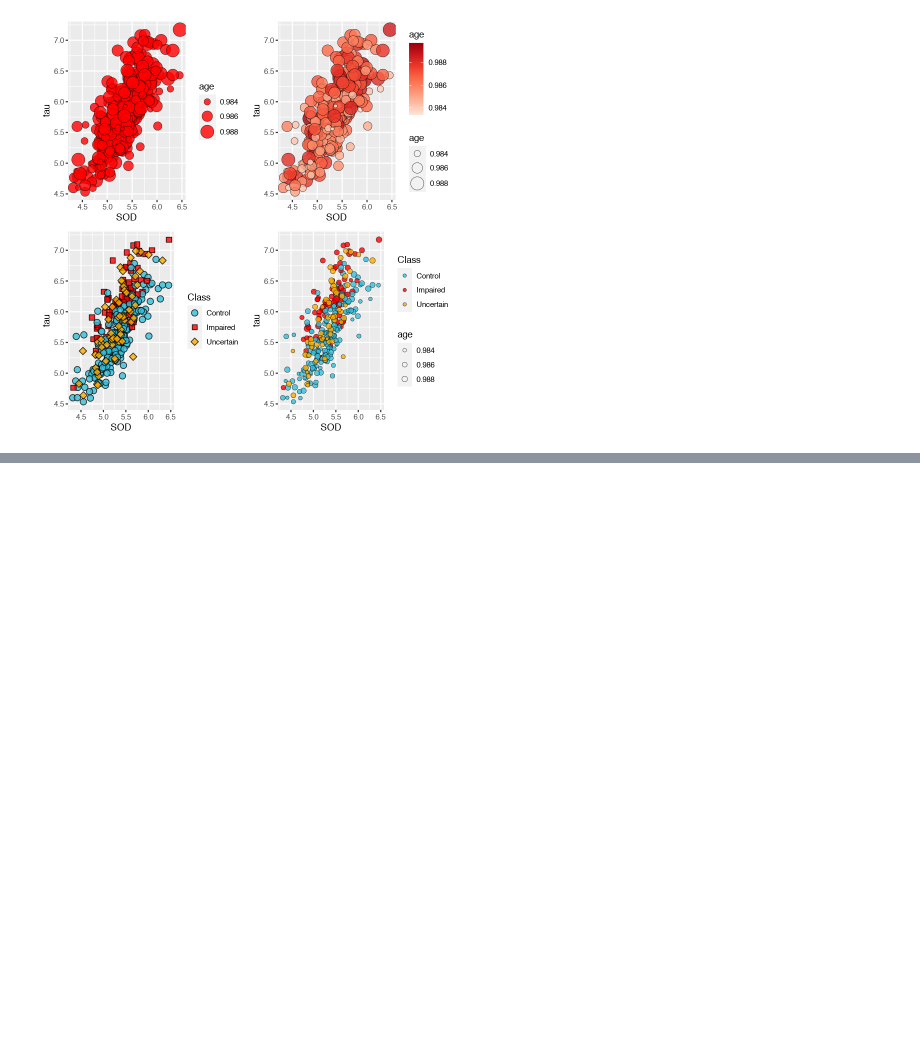
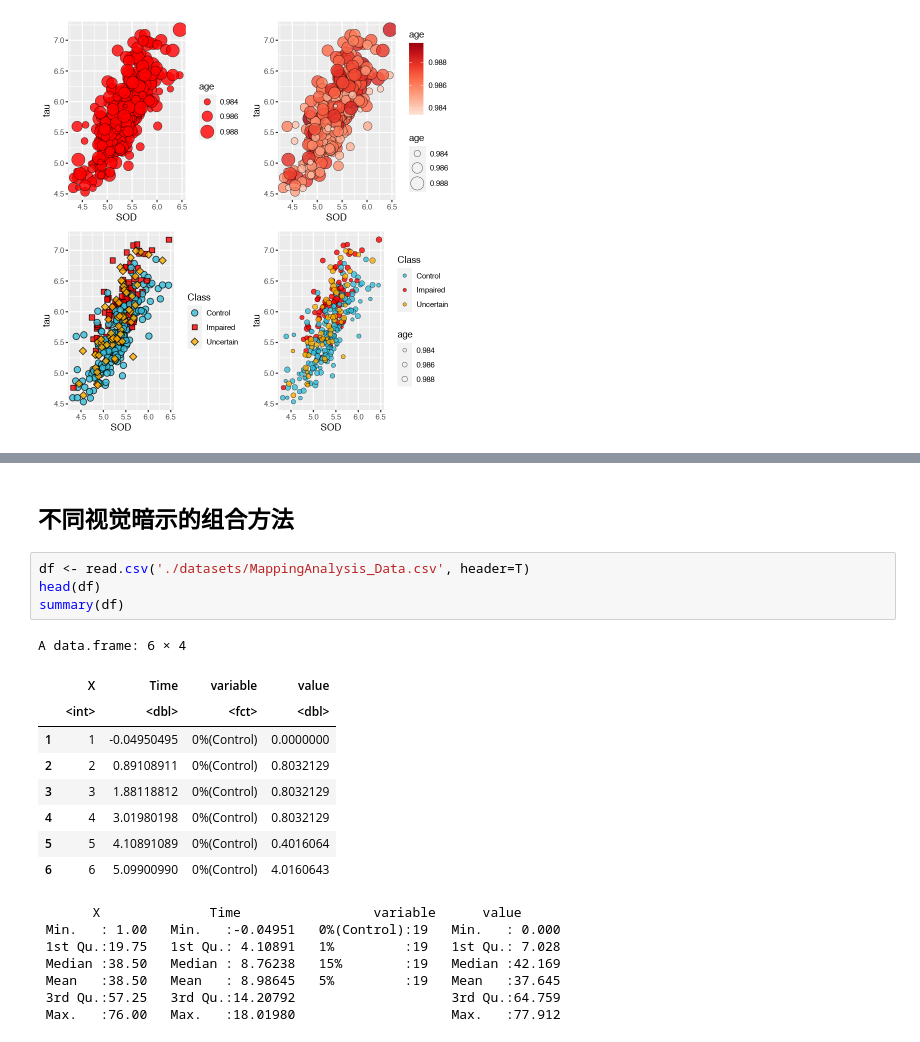
Before and after one commit to peiwang27/R, a Jupyter notebook: R语言数据可视化.ipynb, the cells around one changed output, grey strips where cells are left out. Saved outputs shown, nothing was run; the diff lists cells and outputs as text; blank space fills up the shorter version.

```diff
--- a/R语言数据可视化.ipynb
+++ b/R语言数据可视化.ipynb
@@ -78,0 +69,23 @@ grid.arrange(p1, p2, p3, p4, nrow=2, ncol=2)
+# %% [markdown]
+## 不同视觉暗示的组合方法
+# %%
+df <- read.csv('./datasets/MappingAnalysis_Data.csv', header=T)
+head(df)
+summary(df)
+# %% [output]
+A data.frame: 6 × 4
+|  | X | Time | variable | value |
+|  | <int> | <dbl> | <fct> | <dbl> |
+| 1 | 1 | -0.04950495 | 0%(Control) | 0.0000000 |
+| 2 | 2 | 0.89108911 | 0%(Control) | 0.8032129 |
+| 3 | 3 | 1.88118812 | 0%(Control) | 0.8032129 |
+| 4 | 4 | 3.01980198 | 0%(Control) | 0.8032129 |
+| 5 | 5 | 4.10891089 | 0%(Control) | 0.4016064 |
+| 6 | 6 | 5.09900990 | 0%(Control) | 4.0160643 |
+       X              Time                 variable      value
+ Min.   : 1.00   Min.   :-0.04951   0%(Control):19   Min.   : 0.000
+ 1st Qu.:19.75   1st Qu.: 4.10891   1%         :19   1st Qu.: 7.028
+ Median :38.50   Median : 8.76238   15%        :19   Median :42.169
+ Mean   :38.50   Mean   : 8.98645   5%         :19   Mean   :37.645
+ 3rd Qu.:57.25   3rd Qu.:14.20792                    3rd Qu.:64.759
+ Max.   :76.00   Max.   :18.01980                    Max.   :77.912
```
Also changed, not shown: parts of 3 cells of this notebook.
